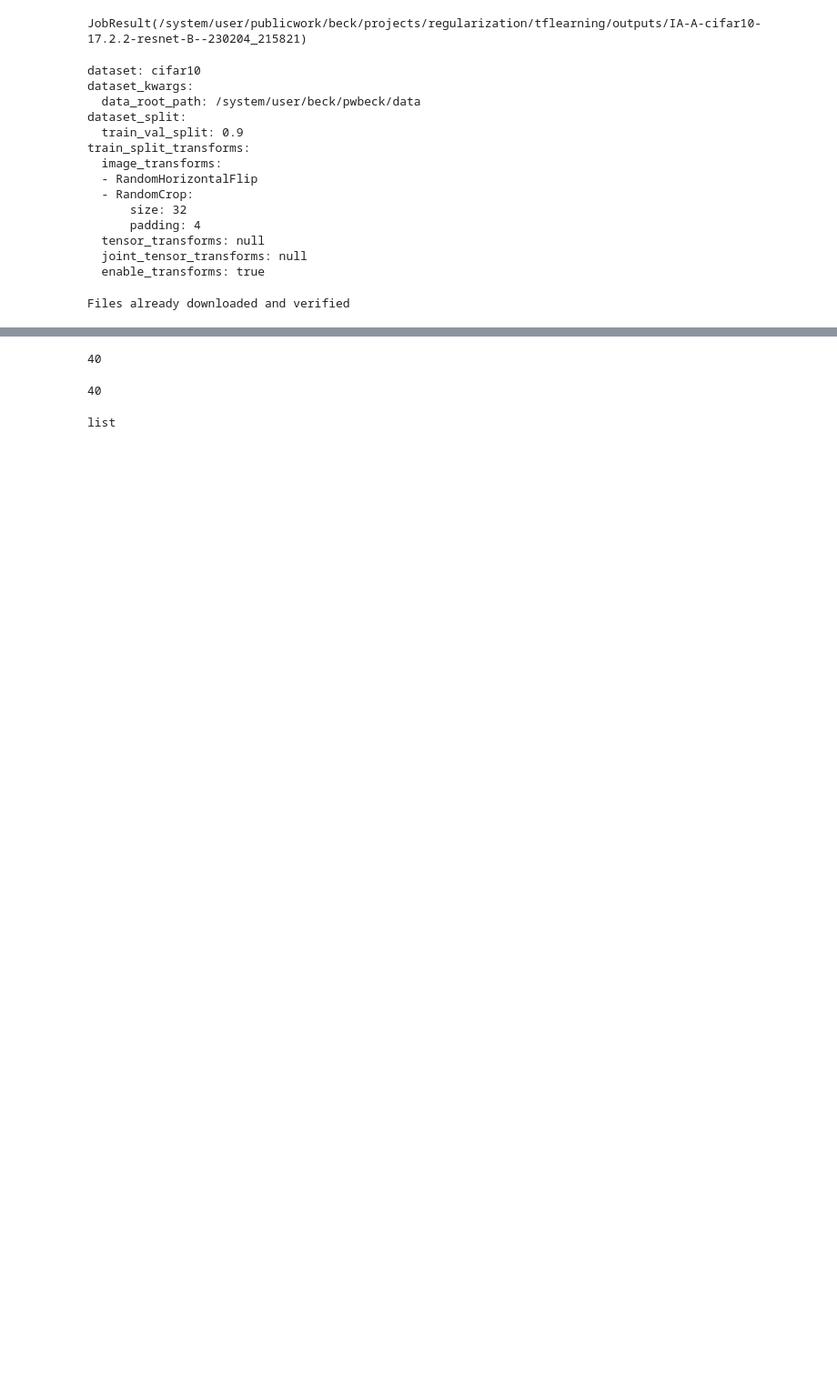
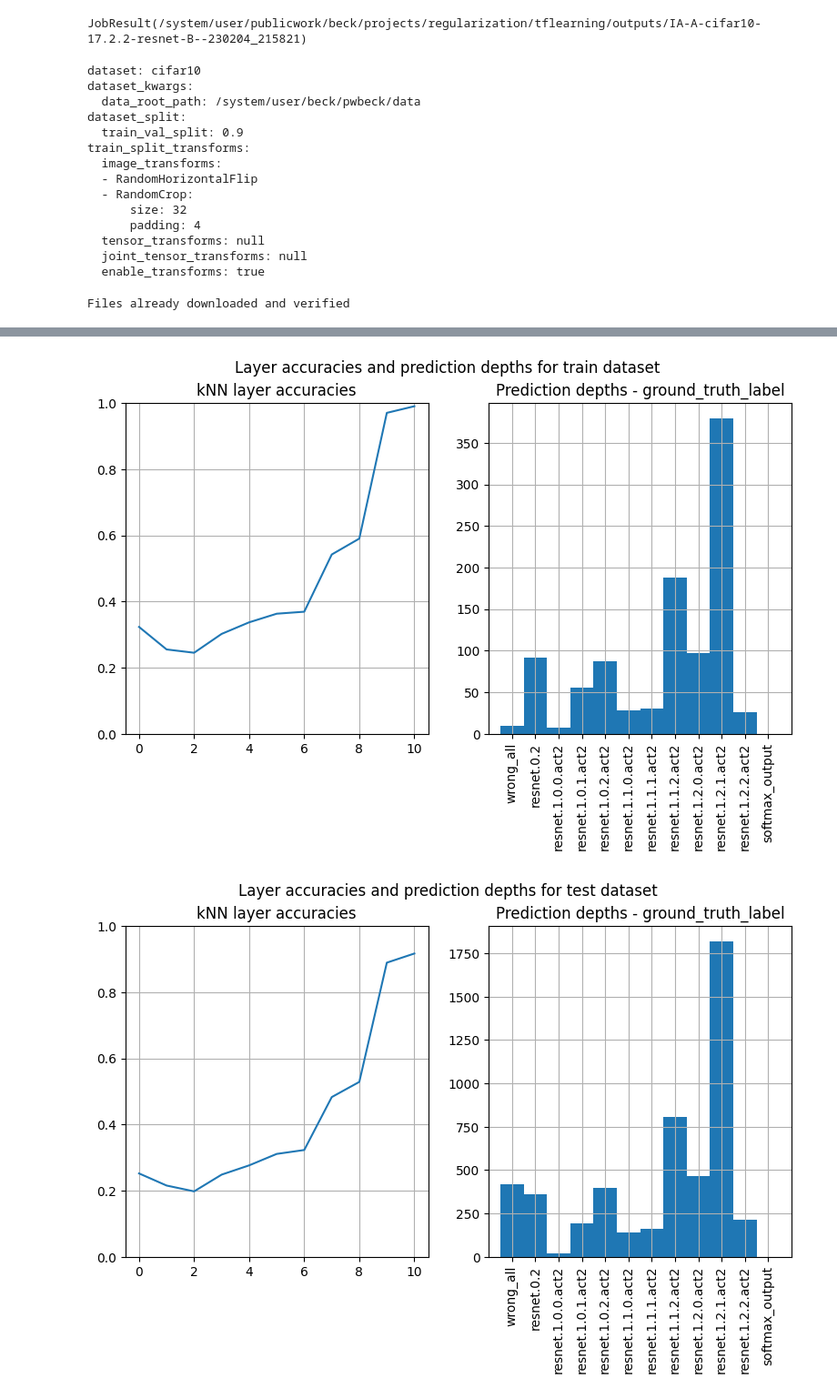
Before and after one commit to maximilianmbeck/tflearning, a Jupyter notebook: notebooks/prediction_depth.ipynb, the cells around one changed output, grey strips where cells are left out. Shown: that part at 91% size. Drawn from its saved outputs; the diff is of its cells as text; code cells hidden in the pictures; blank space fills up the shorter version.

Commit message:
prediction depth implemented

```diff
--- a/notebooks/prediction_depth.ipynb
+++ b/notebooks/prediction_depth.ipynb
@@ -119,2 +68,6 @@ fc
 # %%
-pred_depth = pdepth.PredictionDepth(myresnet, layer_names, cf10_valloader)
+pred_depth = pdepth.PredictionDepth(myresnet,
+                                    layer_names,
+                                    train_dataloader=cf10_trainloader,
+                                    test_dataloader=cf10_valloader,
+                                    prediction_depth_mode='ground_truth_label')
@@ -120,0 +88,2 @@ pred_depth = pdepth.PredictionDepth(myresnet, layer_names, cf10_valloader)
+# %%
+res = pred_depth.compute()
@@ -125,12 +119,5 @@ AttributeError: 'list' object has no attribute 'items'
-# %%
-len(pred_depth.feature_batches)
-# %% [output]
-40
-# %%
-len(cf10_valloader)
-# %% [output]
-40
-# %%
-type(pred_depth.label_batches)
-# %% [output]
-list
+# %%
+plots = pred_depth._make_plots(res)
+# %% [output]
+[figure, added]
+[figure, added]
```
Also changed, not shown: parts of 18 cells of this notebook, 5 other files.
